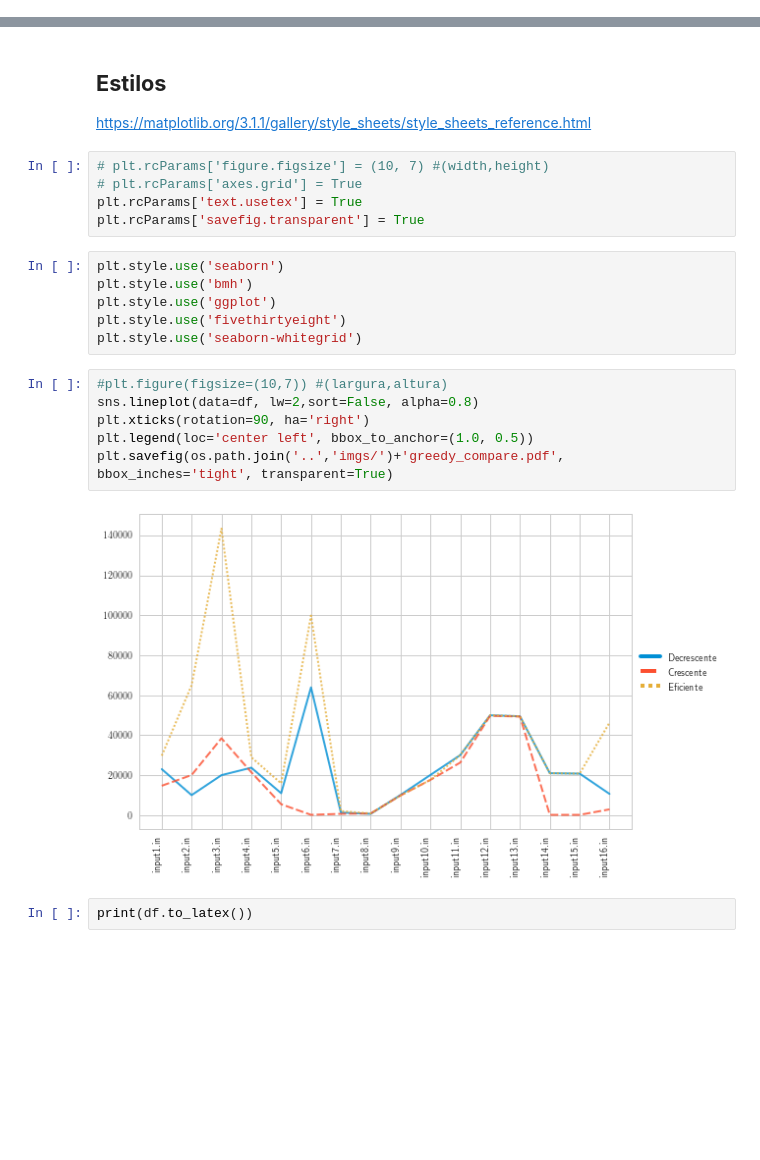
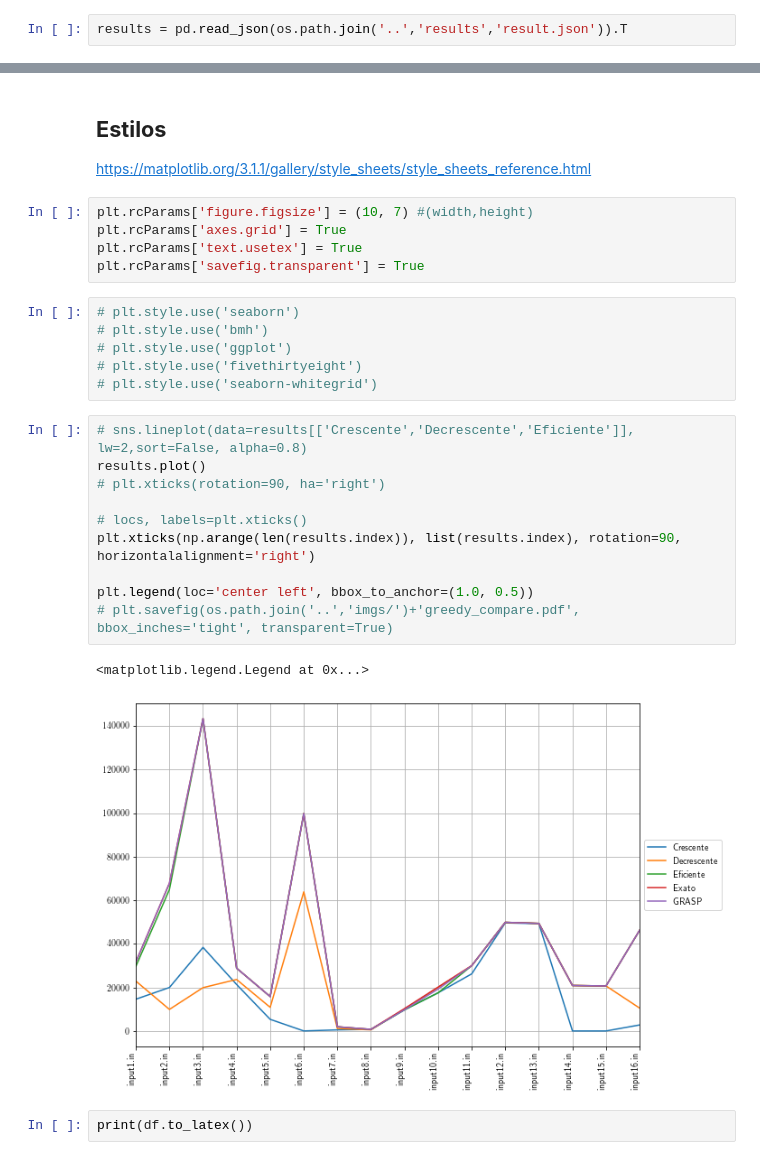
Before and after one commit to danbailo/T1-Teoria-Computacao, a Jupyter notebook: src/Trabalho 1 - Teoria da Computação.ipynb, the cells around one changed output, grey strips where cells are left out. Saved outputs shown, nothing was run; the diff lists cells and outputs as text; blank space fills up the shorter version.

Commit message:
fiz o plot manual do grafico

```diff
--- a/src/Trabalho 1 - Teoria da Computação.ipynb
+++ b/src/Trabalho 1 - Teoria da Computação.ipynb
@@ -26,0 +15,2 @@ df
+# %%
+results = pd.read_json(os.path.join('..','results','result.json')).T
@@ -29,24 +61,29 @@ df
 
 https://matplotlib.org/3.1.1/gallery/style_sheets/style_sheets_reference.html
 # %%
-# plt.rcParams['figure.figsize'] = (10, 7) #(width,height)
-# plt.rcParams['axes.grid'] = True
+plt.rcParams['figure.figsize'] = (10, 7) #(width,height)
+plt.rcParams['axes.grid'] = True
 plt.rcParams['text.usetex'] = True
 plt.rcParams['savefig.transparent'] = True
 # %%
-plt.style.use('seaborn')
-plt.style.use('bmh')
-plt.style.use('ggplot')
-plt.style.use('fivethirtyeight')
-plt.style.use('seaborn-whitegrid')
+# plt.style.use('seaborn')
+# plt.style.use('bmh')
+# plt.style.use('ggplot')
+# plt.style.use('fivethirtyeight')
+# plt.style.use('seaborn-whitegrid')
 # %%
-#plt.figure(figsize=(10,7)) #(largura,altura)
-sns.lineplot(data=df, lw=2,sort=False, alpha=0.8)
-plt.xticks(rotation=90, ha='right')
+# sns.lineplot(data=results[['Crescente','Decrescente','Eficiente']], lw=2,sort=False, alpha=0.8)
+results.plot()
+# plt.xticks(rotation=90, ha='right')
+
+# locs, labels=plt.xticks()
+plt.xticks(np.arange(len(results.index)), list(results.index), rotation=90, horizontalalignment='right')
+
 plt.legend(loc='center left', bbox_to_anchor=(1.0, 0.5))
-plt.savefig(os.path.join('..','imgs/')+'greedy_compare.pdf', bbox_inches='tight', transparent=True)
+# plt.savefig(os.path.join('..','imgs/')+'greedy_compare.pdf', bbox_inches='tight', transparent=True)
 # %% [output]
+<matplotlib.legend.Legend at 0x...>
-[figure, old version]
+[figure, new version]
 # %%
 print(df.to_latex())
 # %% [output]
```
Also changed, not shown: parts of 9 cells of this notebook.
